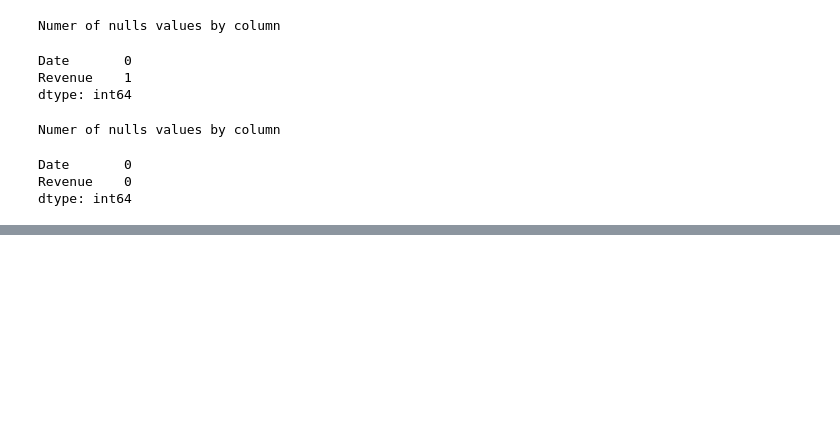
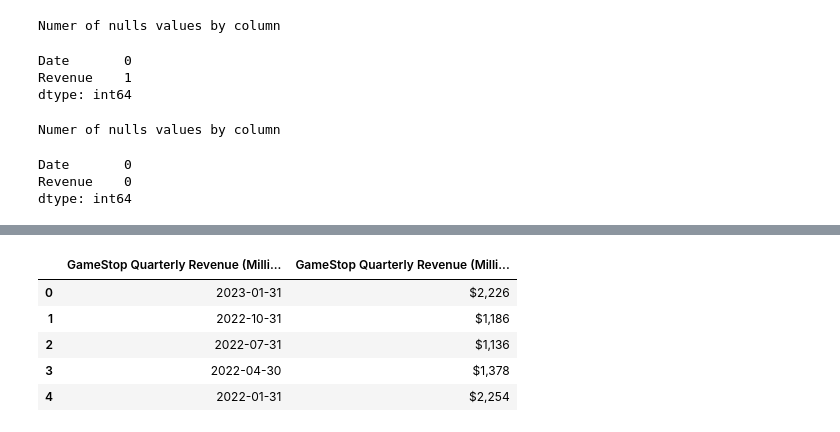
Before and after one commit to AsaelSolorio/Analyzing_Stock_Revenue_Data_WebScrapping, a Jupyter notebook: file_Extracting_Stock_Data.ipynb, the cells around one changed output, grey strips where cells are left out. Drawn from its saved outputs; the diff is of its cells as text; code cells hidden in the pictures; blank space fills up the shorter version.

```diff
--- a/file_Extracting_Stock_Data.ipynb
+++ b/file_Extracting_Stock_Data.ipynb
@@ -120,0 +162,14 @@ dtype: int64
+# %%
+url= "https://www.macrotrends.net/stocks/charts/GME/gamestop/revenue"
+html_data=requests.get(url).text
+soup = BeautifulSoup(html_data,"html5lib")
+#here we found "GameStop Quarterly Revenue" table
+gme_revenue= pd.read_html(url, match="GameStop Quarterly Revenue")[0]
+gme_revenue.head()
+# %% [output]
+|  | GameStop Quarterly Revenue (Milli... | GameStop Quarterly Revenue (Milli... |
+| 0 | 2023-01-31 | $2,226 |
+| 1 | 2022-10-31 | $1,186 |
+| 2 | 2022-07-31 | $1,136 |
+| 3 | 2022-04-30 | $1,378 |
+| 4 | 2022-01-31 | $2,254 |
```
Also changed, not shown: parts of 13 cells of this notebook.
